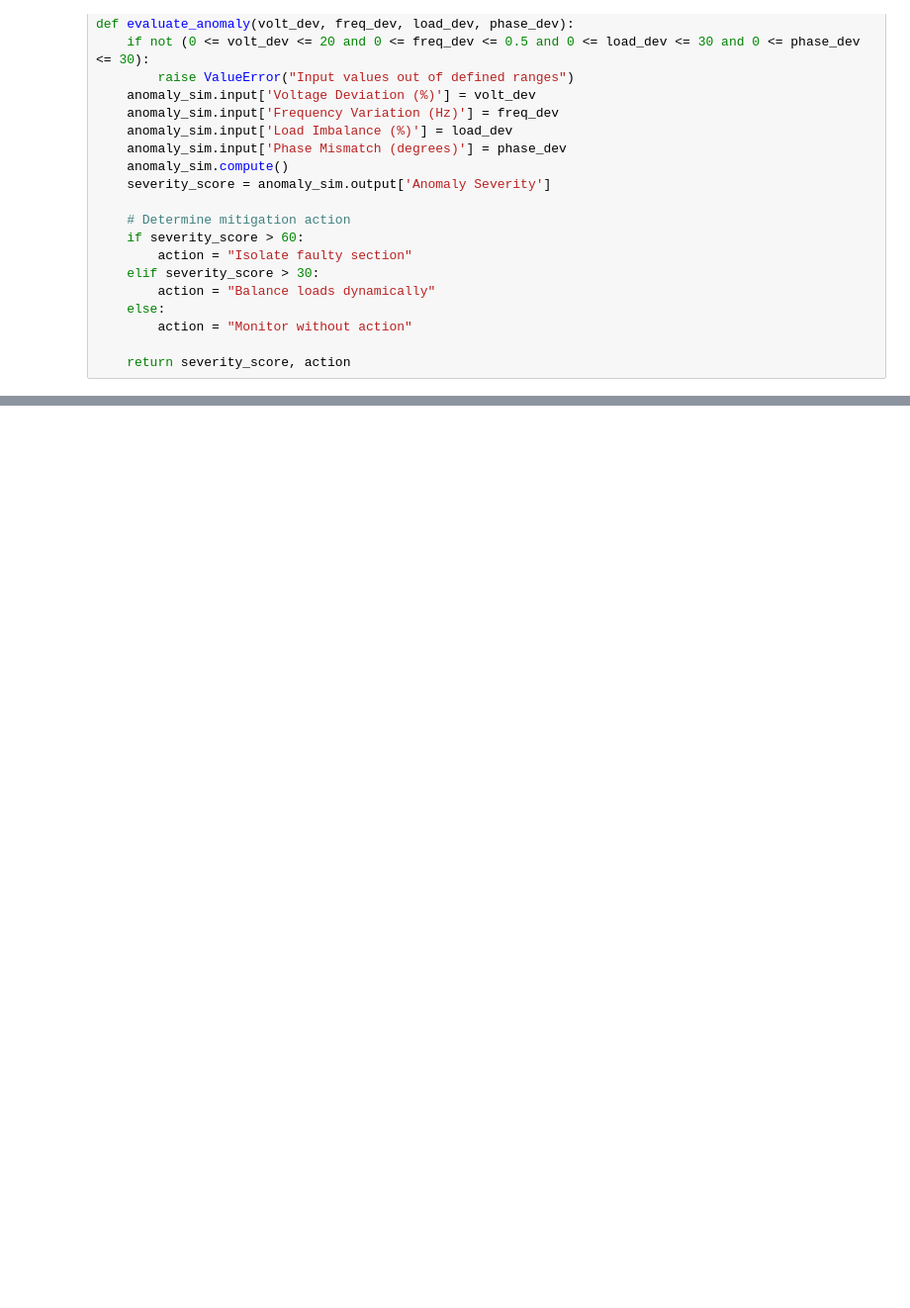
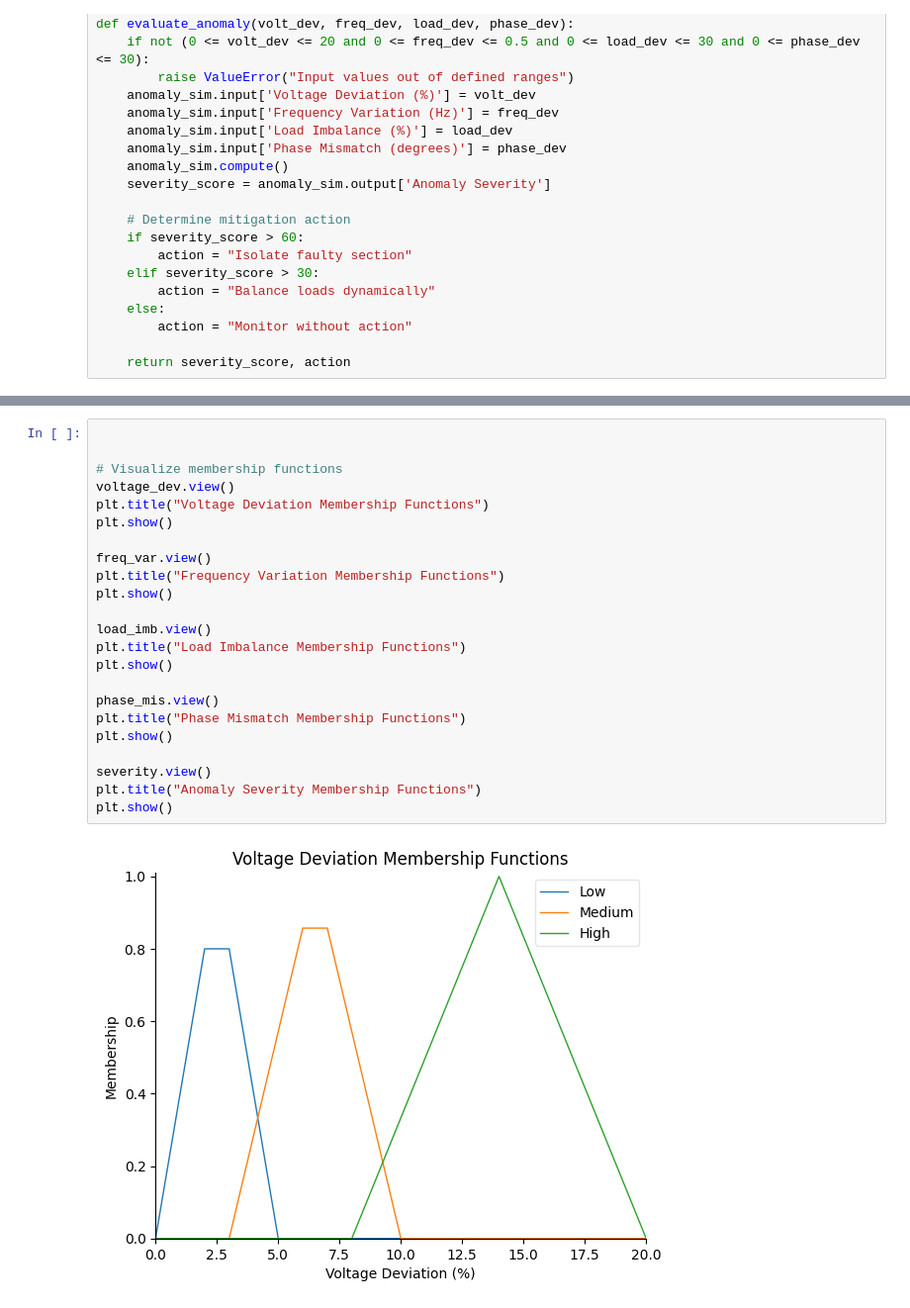
Before and after one commit to sakuna47/Fuzzy_logic_CW, a Jupyter notebook: Fuzzy_logic.ipynb, the cells around one changed output, grey strips where cells are left out. Shown: that part at 99% size. Drawn from its saved outputs; the diff is of its cells as text; blank space fills up the shorter version.

```diff
--- a/Fuzzy_logic.ipynb
+++ b/Fuzzy_logic.ipynb
@@ -84,0 +110,25 @@ test_cases = [
+# %%
+
+
+# Visualize membership functions
+voltage_dev.view()
+plt.title("Voltage Deviation Membership Functions")
+plt.show()
+
+freq_var.view()
+plt.title("Frequency Variation Membership Functions")
+plt.show()
+
+load_imb.view()
+plt.title("Load Imbalance Membership Functions")
+plt.show()
+
+phase_mis.view()
+plt.title("Phase Mismatch Membership Functions")
+plt.show()
+
+severity.view()
+plt.title("Anomaly Severity Membership Functions")
+plt.show()
+# %% [output]
+[figure, added]
```
Also changed, not shown: parts of 2 cells of this notebook.
